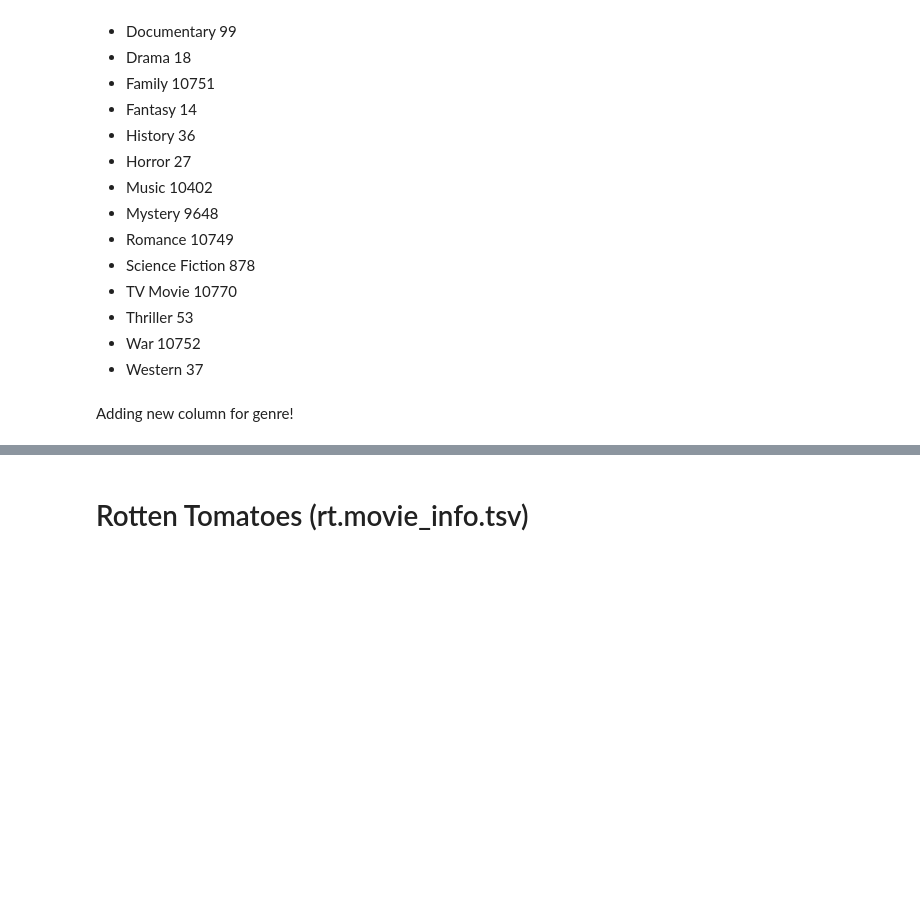
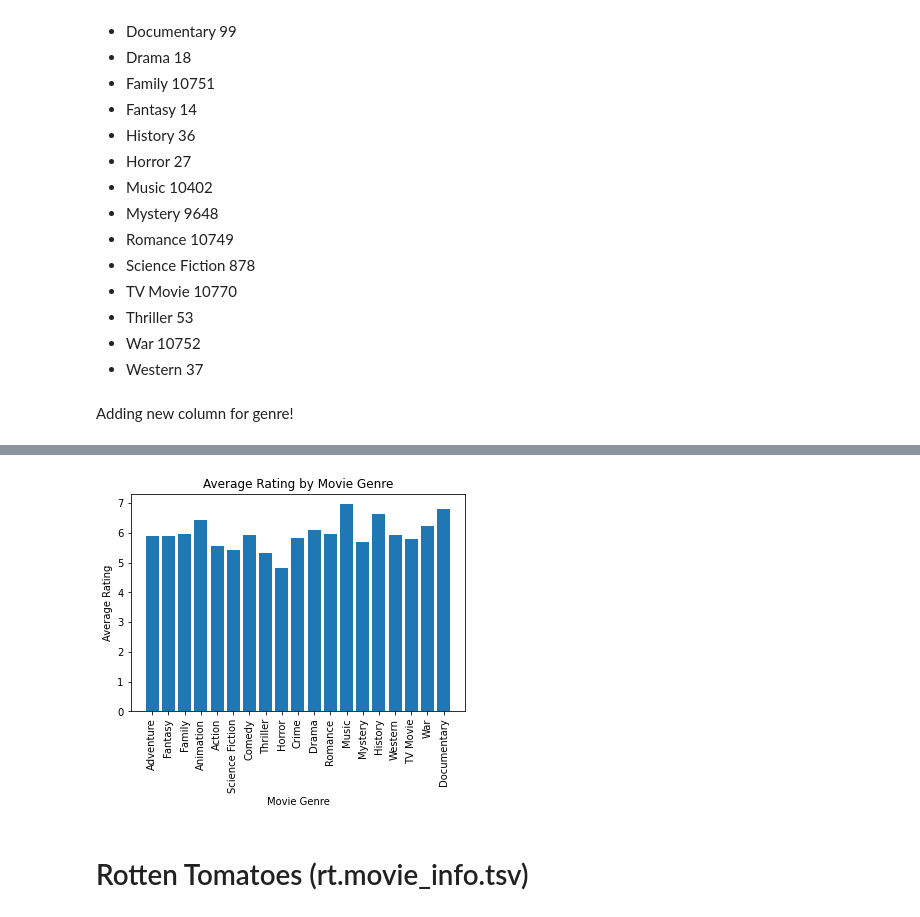
Before and after one commit to ThomasHChapman/p1_project, a Jupyter notebook: ZachWorkingNotebook.ipynb, the cells around one changed output, grey strips where cells are left out. Drawn from its saved outputs; the diff is of its cells as text; code cells hidden in the pictures; blank space fills up the shorter version.

```diff
--- a/ZachWorkingNotebook.ipynb
+++ b/ZachWorkingNotebook.ipynb
@@ -124,0 +195,12 @@ df_movies.head()
+# %%
+cumulative_rating = []
+genres = list(genre_count.keys())
+
+for genre in genre_count:
+    rating = df_movies.loc[df_movies['genres'].astype(str).str.contains(genre), 'vote_average']
+    rating = rating.cumsum().iloc[-1]
+    average_rating = round(rating / genre_count[genre], 2)
+    cumulative_rating.append(average_rating)
+
+genre_ratings = dict(zip(genres, cumulative_rating))
+genre_ratings
@@ -125,3 +227,13 @@ df_movies.head()
+# %%
+fig, ax = plt.subplots()
+
+ax.bar(x = list(genre_ratings.keys()), height = list(genre_ratings.values()));
+ax.tick_params(axis='x', rotation=90);
+ax.set_title('Average Rating by Movie Genre');
+ax.set_ylabel('Average Rating');
+ax.set_xlabel('Movie Genre');
+# %% [output]
+[figure, added]
 # %% [markdown]
 # Rotten Tomatoes (rt.movie_info.tsv)
 # %%
```
Also changed, not shown: parts of 10 cells of this notebook, 1 other file.
